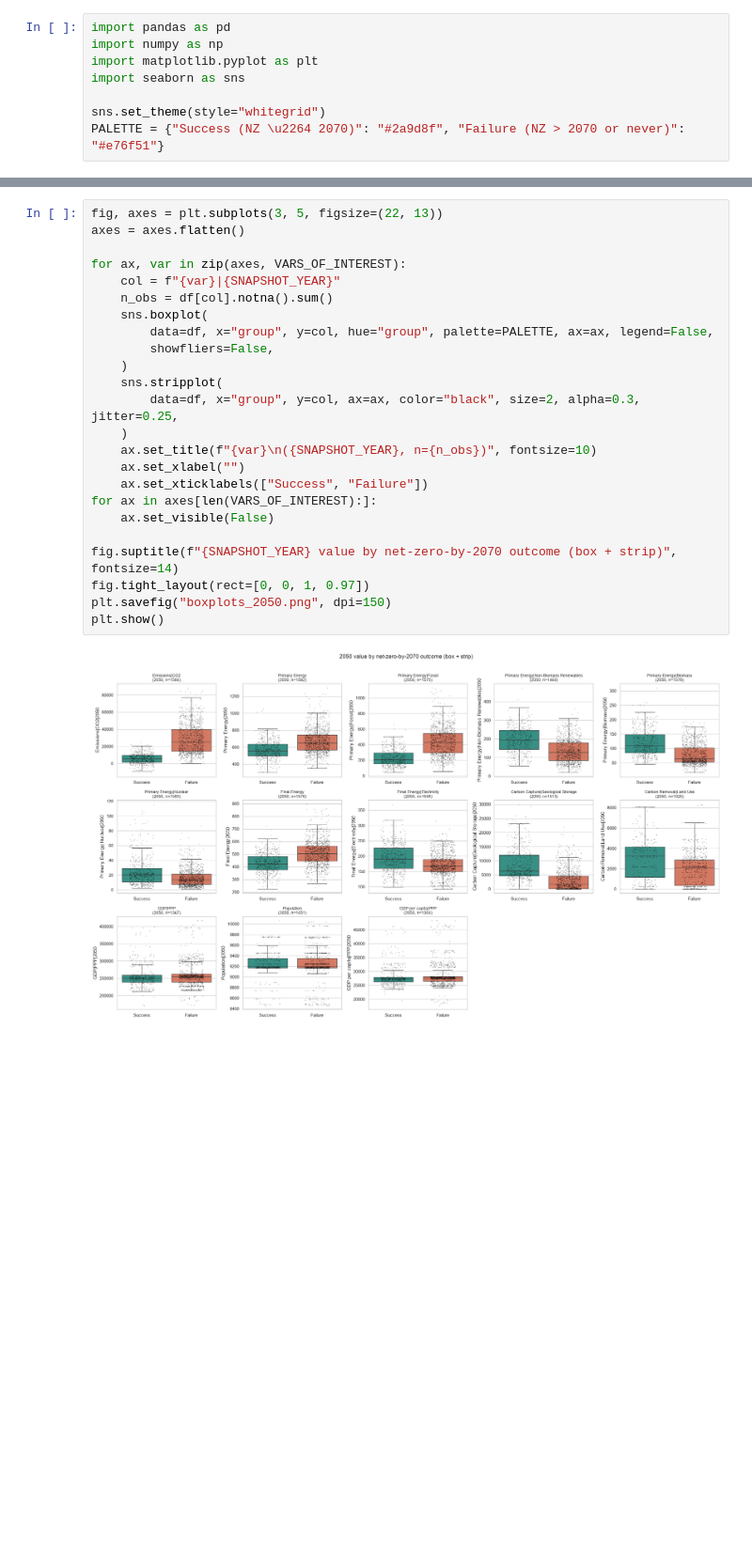
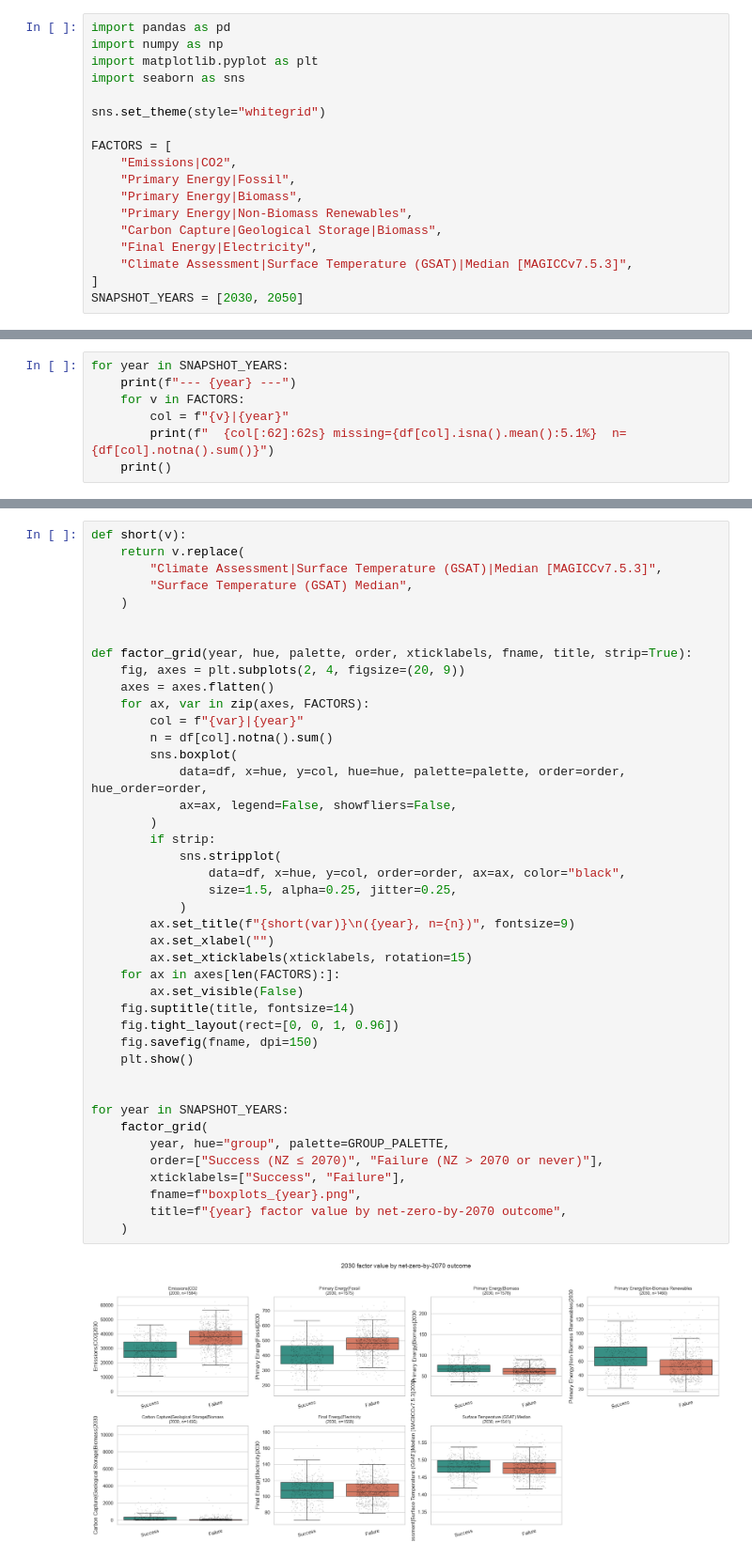
Before and after one commit to lujakockritz/summer_robust_decision_making, a Jupyter notebook: script/antoine_folder/02_descriptive_distributions.ipynb, the cells around one changed output, grey strips where cells are left out. Shown at 94% size. Saved outputs shown, nothing was run; the diff lists cells and outputs as text; blank space fills up the shorter version.

```diff
--- a/script/antoine_folder/02_descriptive_distributions.ipynb
+++ b/script/antoine_folder/02_descriptive_distributions.ipynb
@@ -12,6 +12,16 @@ import matplotlib.pyplot as plt
 import seaborn as sns
 
 sns.set_theme(style="whitegrid")
-PALETTE = {"Success (NZ \u2264 2070)": "#2a9d8f", "Failure (NZ > 2070 or never)": "#e76f51"}
+
+FACTORS = [
+    "Emissions|CO2",
+    "Primary Energy|Fossil",
+    "Primary Energy|Biomass",
+    "Primary Energy|Non-Biomass Renewables",
+    "Carbon Capture|Geological Storage|Biomass",
+    "Final Energy|Electricity",
+    "Climate Assessment|Surface Temperature (GSAT)|Median [MAGICCv7.5.3]",
+]
+SNAPSHOT_YEARS = [2030, 2050]
 # %%
 df = pd.read_csv("data_for_scenariodiscovery_full.csv")
@@ -114,0 +57,7 @@ plt.show()
+# %%
+for year in SNAPSHOT_YEARS:
+    print(f"--- {year} ---")
+    for v in FACTORS:
+        col = f"{v}|{year}"
+        print(f"  {col[:62]:62s} missing={df[col].isna().mean():5.1%}  n={df[col].notna().sum()}")
+    print()
@@ -115,26 +87,44 @@ plt.show()
 # %%
-fig, axes = plt.subplots(3, 5, figsize=(22, 13))
-axes = axes.flatten()
+def short(v):
+    return v.replace(
+        "Climate Assessment|Surface Temperature (GSAT)|Median [MAGICCv7.5.3]",
+        "Surface Temperature (GSAT) Median",
+    )
 
-for ax, var in zip(axes, VARS_OF_INTEREST):
-    col = f"{var}|{SNAPSHOT_YEAR}"
-    n_obs = df[col].notna().sum()
-    sns.boxplot(
-        data=df, x="group", y=col, hue="group", palette=PALETTE, ax=ax, legend=False,
-        showfliers=False,
+
+def factor_grid(year, hue, palette, order, xticklabels, fname, title, strip=True):
+    fig, axes = plt.subplots(2, 4, figsize=(20, 9))
+    axes = axes.flatten()
+    for ax, var in zip(axes, FACTORS):
+        col = f"{var}|{year}"
+        n = df[col].notna().sum()
+        sns.boxplot(
+            data=df, x=hue, y=col, hue=hue, palette=palette, order=order, hue_order=order,
+            ax=ax, legend=False, showfliers=False,
+        )
+        if strip:
+            sns.stripplot(
+                data=df, x=hue, y=col, order=order, ax=ax, color="black",
+                size=1.5, alpha=0.25, jitter=0.25,
+            )
+        ax.set_title(f"{short(var)}\n({year}, n={n})", fontsize=9)
+        ax.set_xlabel("")
+        ax.set_xticklabels(xticklabels, rotation=15)
+    for ax in axes[len(FACTORS):]:
+        ax.set_visible(False)
+    fig.suptitle(title, fontsize=14)
+    fig.tight_layout(rect=[0, 0, 1, 0.96])
+    fig.savefig(fname, dpi=150)
+    plt.show()
+
+
+for year in SNAPSHOT_YEARS:
+    factor_grid(
+        year, hue="group", palette=GROUP_PALETTE,
+        order=["Success (NZ ≤ 2070)", "Failure (NZ > 2070 or never)"],
+        xticklabels=["Success", "Failure"],
+        fname=f"boxplots_{year}.png",
+        title=f"{year} factor value by net-zero-by-2070 outcome",
     )
-    sns.stripplot(
-        data=df, x="group", y=col, ax=ax, color="black", size=2, alpha=0.3, jitter=0.25,
-    )
-    ax.set_title(f"{var}\n({SNAPSHOT_YEAR}, n={n_obs})", fontsize=10)
-    ax.set_xlabel("")
-    ax.set_xticklabels(["Success", "Failure"])
-for ax in axes[len(VARS_OF_INTEREST):]:
-    ax.set_visible(False)
-
-fig.suptitle(f"{SNAPSHOT_YEAR} value by net-zero-by-2070 outcome (box + strip)", fontsize=14)
-fig.tight_layout(rect=[0, 0, 1, 0.97])
-plt.savefig("boxplots_2050.png", dpi=150)
-plt.show()
 # %% [output]
-[figure, old version]
+[figure, new version]
```
Also changed, not shown: parts of 26 cells of this notebook, 3 other files.
